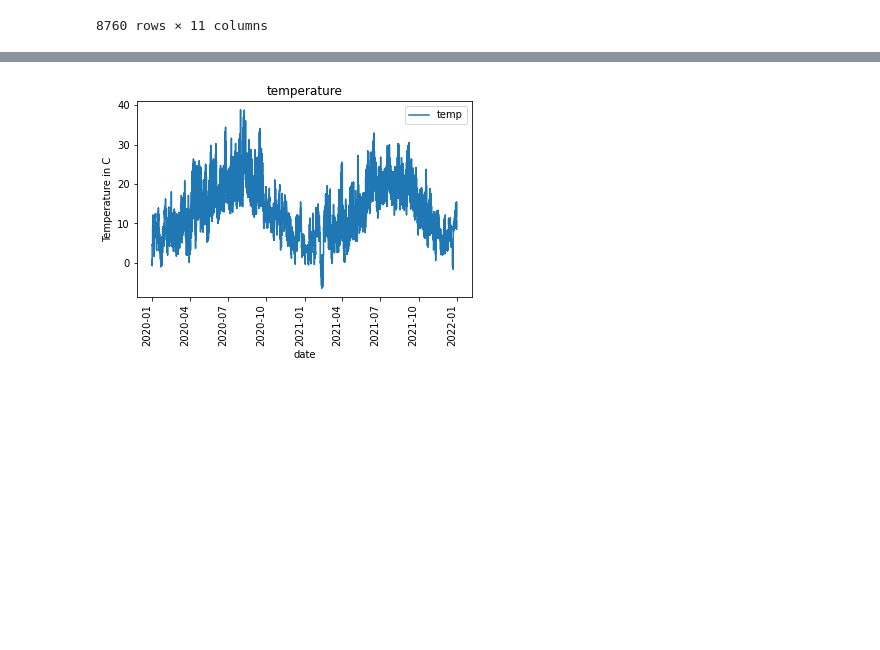
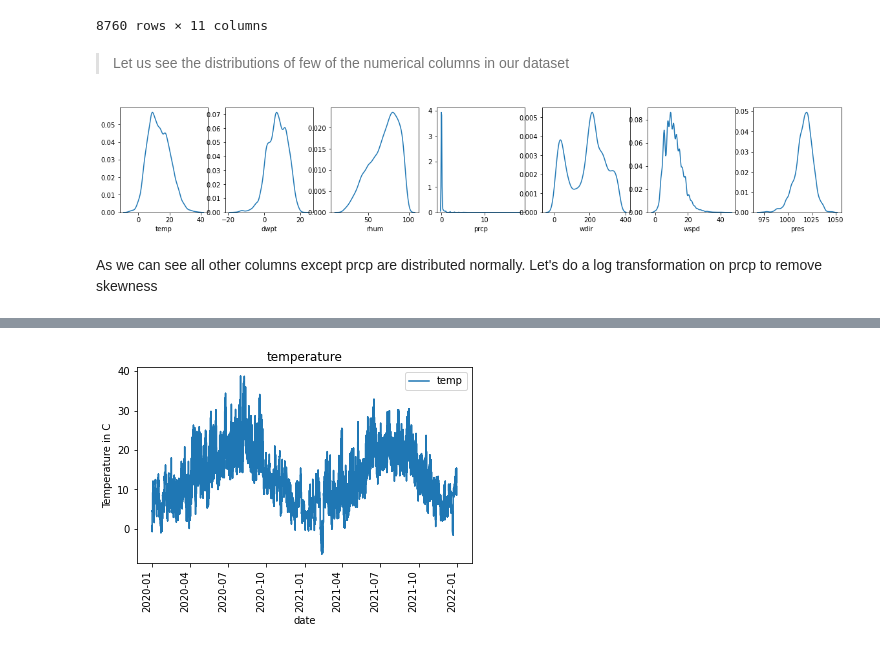
Before and after one commit to harshitshangari/Python_DS_Project, a Jupyter notebook: EDA.ipynb, the cells around one changed output, grey strips where cells are left out. Saved outputs shown, nothing was run; the diff lists cells and outputs as text; code cells hidden in the pictures; blank space fills up the shorter version.

```diff
--- a/EDA.ipynb
+++ b/EDA.ipynb
@@ -135,4 +174,7 @@ prof.to_file(output_file='profiling/test.html')
+# %%
+#get external(weather) data for 2020 and 2021
+df1 = pd.read_csv(Path("Ext_Data") / "2020.csv")
+df2 = pd.read_csv(Path("Ext_Data") / "2021.csv")
 # %%
-#get external(weather) data for 2020 and 2021
-df1 = pd.read_csv(Path("Ext_Data") / "2020.csv")
-df1 = pd.read_csv(Path("Ext_Data") / "2021.csv")
+prof1 = ProfileReport(df1)
+prof1.to_file(output_file='profiling/df1.html')
@@ -305,3 +384,29 @@ df2
 # %%
 #merge weather data for both years
 weather = pd.concat([df1, df2], ignore_index=True)
+# %% [markdown]
+> Let us see the distributions of few of the numerical columns in  our dataset
+# %%
+cols = ['temp','dwpt','rhum','prcp','wdir','wspd','pres']
+def plot_distribution(data,columns,**kwargs ):
+    """
+    Function to plot a dataframe feature distribution.
+    Input:
+    df - pandas DataFrame.
+    columns - list of the df columns that should be plotted
+    Output: multiple feature histograms
+
+    """
+
+    fig, axes = plt.subplots(ncols=len(columns),figsize=(20,3))
+    for axs, col in zip(axes, columns):
+        m_1 = sns.kdeplot(data, ax=axs, x=col)
+        m_1.set(ylabel=None)
+    plt.savefig('feature_dis.png')
+
+
+plot_distribution(weather,cols, kde=False)
+# %% [output]
+[figure, new version]
+# %% [markdown]
+As we can see all other columns except prcp are distributed normally. Let's do a log transformation on prcp to remove skewness
```
Also changed, not shown: parts of 25 cells of this notebook.
